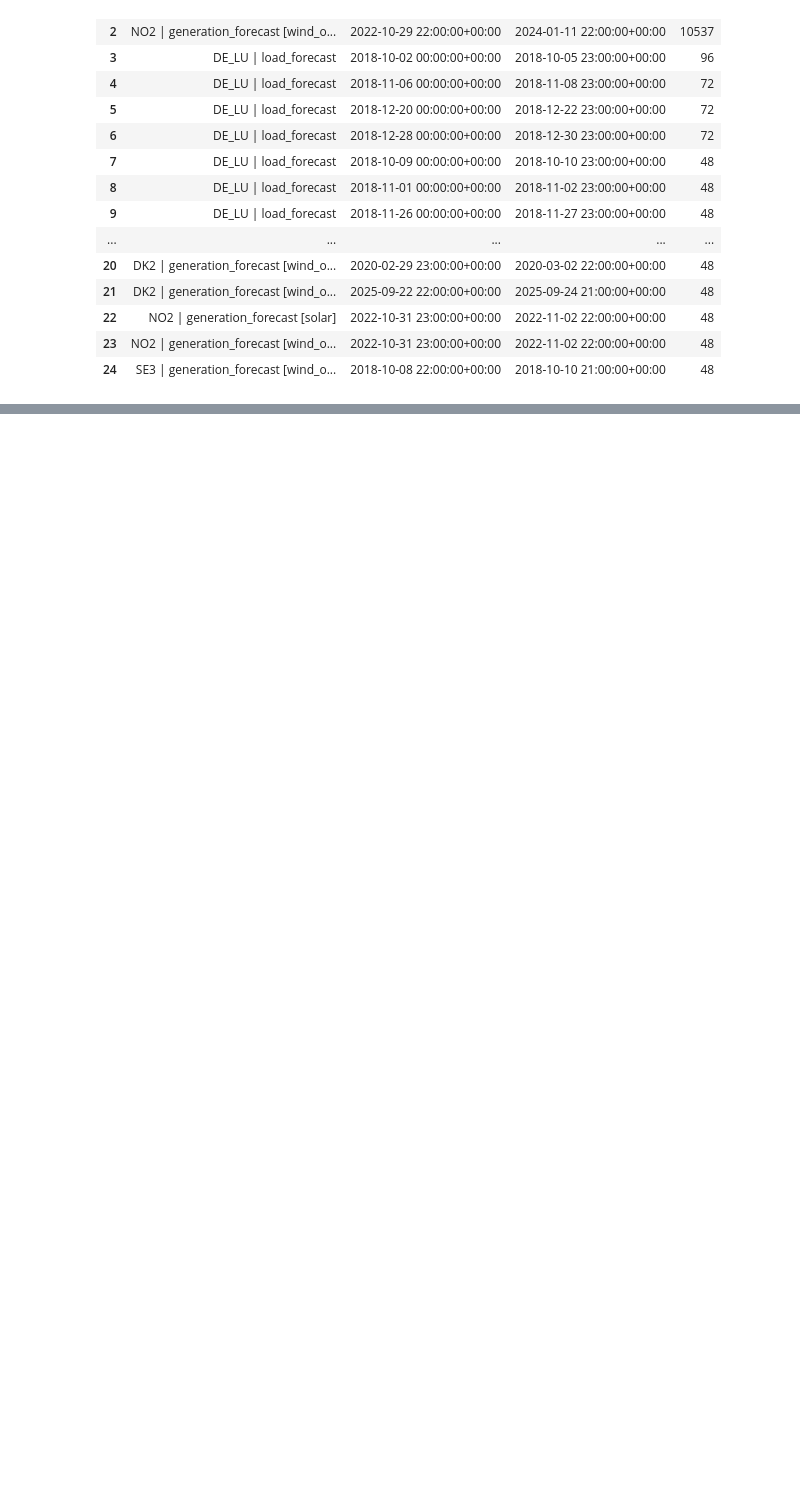
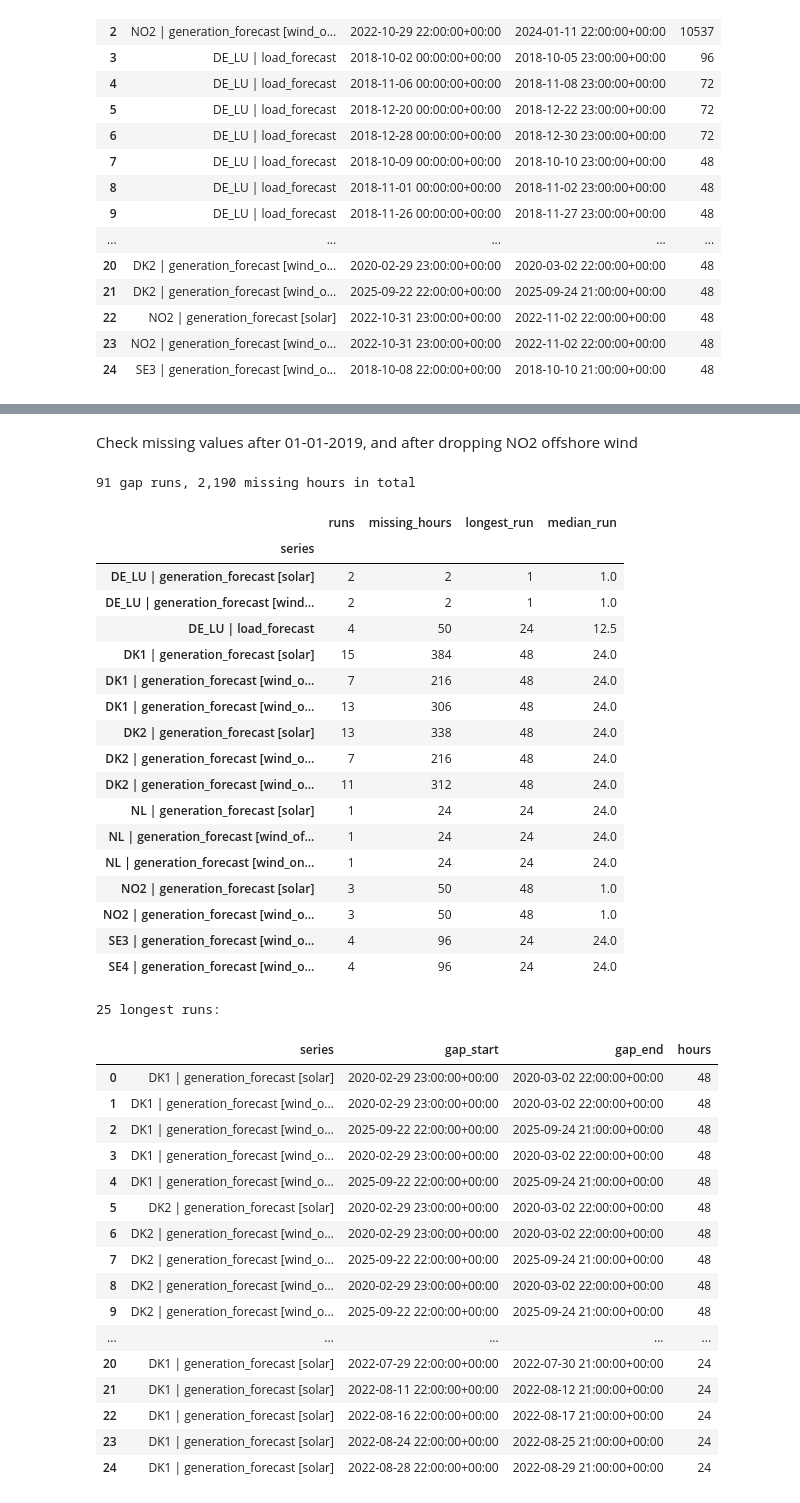
Before and after one commit to Freddy5445/EPF_Masters, a Jupyter notebook: data_cleaning_v2.ipynb, the cells around one changed output, grey strips where cells are left out. Cells and saved outputs as stored; diff of their text form; code cells hidden in the pictures; blank space fills up the shorter version.

```diff
--- a/data_cleaning_v2.ipynb
+++ b/data_cleaning_v2.ipynb
@@ -692,9 +692,14 @@ else:
 | 24 | SE3 | generation_forecast [wind_o... | 2018-10-08 22:00:00+00:00 | 2018-10-10 21:00:00+00:00 | 48 |
 # %%
 FINAL_START_UTC = pd.Timestamp("2019-01-01 00:00", tz="UTC")
+NO2_WIND_OFFSHORE = "NO2 | generation_forecast [wind_offshore]"
 
 n = len(panel)
 panel = panel[panel.timestamp_utc >= FINAL_START_UTC].copy()
+print(f"drop rows before {FINAL_START_UTC}: {n:,} -> {len(panel):,}  (-{n - len(panel):,})")
 
-print(f"drop rows before {FINAL_START_UTC}: {n:,} -> {len(panel):,}  (-{n - len(panel):,})")
+n = len(panel)
+panel = panel[panel.series != NO2_WIND_OFFSHORE].copy()
+print(f"drop series {NO2_WIND_OFFSHORE!r}: {n:,} -> {len(panel):,}  (-{n - len(panel):,})")
+
 print(f"span: {panel.timestamp_utc.min()} -> {panel.timestamp_utc.max()} (UTC)")
@@ -700,0 +710,69 @@ print(f"span: {panel.timestamp_utc.min()} -> {panel.timestamp_utc.max()} (UTC)")
+# %% [markdown]
+Check missing values after 01-01-2019, and after dropping NO2 offshore wind
+# %%
+def gap_runs(d: pd.DataFrame) -> pd.DataFrame:
+    """Every run of consecutive missing hours, per series."""
+    runs = []
+    for s, g in d.groupby("series", observed=True):
+        stamps = pd.DatetimeIndex(g.timestamp_utc.unique()).sort_values()
+        grid = pd.date_range(stamps.min(), stamps.max(), freq="h")
+        missing = grid.difference(stamps)
+        if not len(missing):
+            continue
+        gap = missing.to_series()
+        breaks = (gap.diff() != pd.Timedelta(hours=1)).cumsum()
+        for _, run in gap.groupby(breaks):
+            runs.append({"series": s, "gap_start": run.index[0],
+                         "gap_end": run.index[-1], "hours": len(run)})
+    return pd.DataFrame(runs, columns=["series", "gap_start", "gap_end", "hours"])
+
+
+runs = gap_runs(panel)
+
+if len(runs):
+    print(f"{len(runs):,} gap runs, {int(runs.hours.sum()):,} missing hours in total\n")
+    display(runs.groupby("series", observed=True)
+                .agg(runs=("hours", "size"), missing_hours=("hours", "sum"),
+                     longest_run=("hours", "max"), median_run=("hours", "median")))
+    print("\n25 longest runs:")
+    display(runs.nlargest(25, "hours").reset_index(drop=True))
+else:
+    print("no interior gaps in any series")
+# %% [output]
+91 gap runs, 2,190 missing hours in total
+|  | runs | missing_hours | longest_run | median_run |
+| series |  |  |  |  |
+| DE_LU | generation_forecast [solar] | 2 | 2 | 1 | 1.0 |
+| DE_LU | generation_forecast [wind... | 2 | 2 | 1 | 1.0 |
+| DE_LU | load_forecast | 4 | 50 | 24 | 12.5 |
+| DK1 | generation_forecast [solar] | 15 | 384 | 48 | 24.0 |
+| DK1 | generation_forecast [wind_o... | 7 | 216 | 48 | 24.0 |
+| DK1 | generation_forecast [wind_o... | 13 | 306 | 48 | 24.0 |
+| DK2 | generation_forecast [solar] | 13 | 338 | 48 | 24.0 |
+| DK2 | generation_forecast [wind_o... | 7 | 216 | 48 | 24.0 |
+| DK2 | generation_forecast [wind_o... | 11 | 312 | 48 | 24.0 |
+| NL | generation_forecast [solar] | 1 | 24 | 24 | 24.0 |
+| NL | generation_forecast [wind_of... | 1 | 24 | 24 | 24.0 |
+| NL | generation_forecast [wind_on... | 1 | 24 | 24 | 24.0 |
+| NO2 | generation_forecast [solar] | 3 | 50 | 48 | 1.0 |
+| NO2 | generation_forecast [wind_o... | 3 | 50 | 48 | 1.0 |
+| SE3 | generation_forecast [wind_o... | 4 | 96 | 24 | 24.0 |
+| SE4 | generation_forecast [wind_o... | 4 | 96 | 24 | 24.0 |
+25 longest runs:
+|  | series | gap_start | gap_end | hours |
+| 0 | DK1 | generation_forecast [solar] | 2020-02-29 23:00:00+00:00 | 2020-03-02 22:00:00+00:00 | 48 |
+| 1 | DK1 | generation_forecast [wind_o... | 2020-02-29 23:00:00+00:00 | 2020-03-02 22:00:00+00:00 | 48 |
+| 2 | DK1 | generation_forecast [wind_o... | 2025-09-22 22:00:00+00:00 | 2025-09-24 21:00:00+00:00 | 48 |
+| 3 | DK1 | generation_forecast [wind_o... | 2020-02-29 23:00:00+00:00 | 2020-03-02 22:00:00+00:00 | 48 |
+| 4 | DK1 | generation_forecast [wind_o... | 2025-09-22 22:00:00+00:00 | 2025-09-24 21:00:00+00:00 | 48 |
+| 5 | DK2 | generation_forecast [solar] | 2020-02-29 23:00:00+00:00 | 2020-03-02 22:00:00+00:00 | 48 |
+| 6 | DK2 | generation_forecast [wind_o... | 2020-02-29 23:00:00+00:00 | 2020-03-02 22:00:00+00:00 | 48 |
+| 7 | DK2 | generation_forecast [wind_o... | 2025-09-22 22:00:00+00:00 | 2025-09-24 21:00:00+00:00 | 48 |
+| 8 | DK2 | generation_forecast [wind_o... | 2020-02-29 23:00:00+00:00 | 2020-03-02 22:00:00+00:00 | 48 |
+| 9 | DK2 | generation_forecast [wind_o... | 2025-09-22 22:00:00+00:00 | 2025-09-24 21:00:00+00:00 | 48 |
+| ... | ... | ... | ... | ... |
+| 20 | DK1 | generation_forecast [solar] | 2022-07-29 22:00:00+00:00 | 2022-07-30 21:00:00+00:00 | 24 |
+| 21 | DK1 | generation_forecast [solar] | 2022-08-11 22:00:00+00:00 | 2022-08-12 21:00:00+00:00 | 24 |
+| 22 | DK1 | generation_forecast [solar] | 2022-08-16 22:00:00+00:00 | 2022-08-17 21:00:00+00:00 | 24 |
+| 23 | DK1 | generation_forecast [solar] | 2022-08-24 22:00:00+00:00 | 2022-08-25 21:00:00+00:00 | 24 |
+| 24 | DK1 | generation_forecast [solar] | 2022-08-28 22:00:00+00:00 | 2022-08-29 21:00:00+00:00 | 24 |
```
Also changed, not shown: parts of 3 cells of this notebook, 2 other files.
